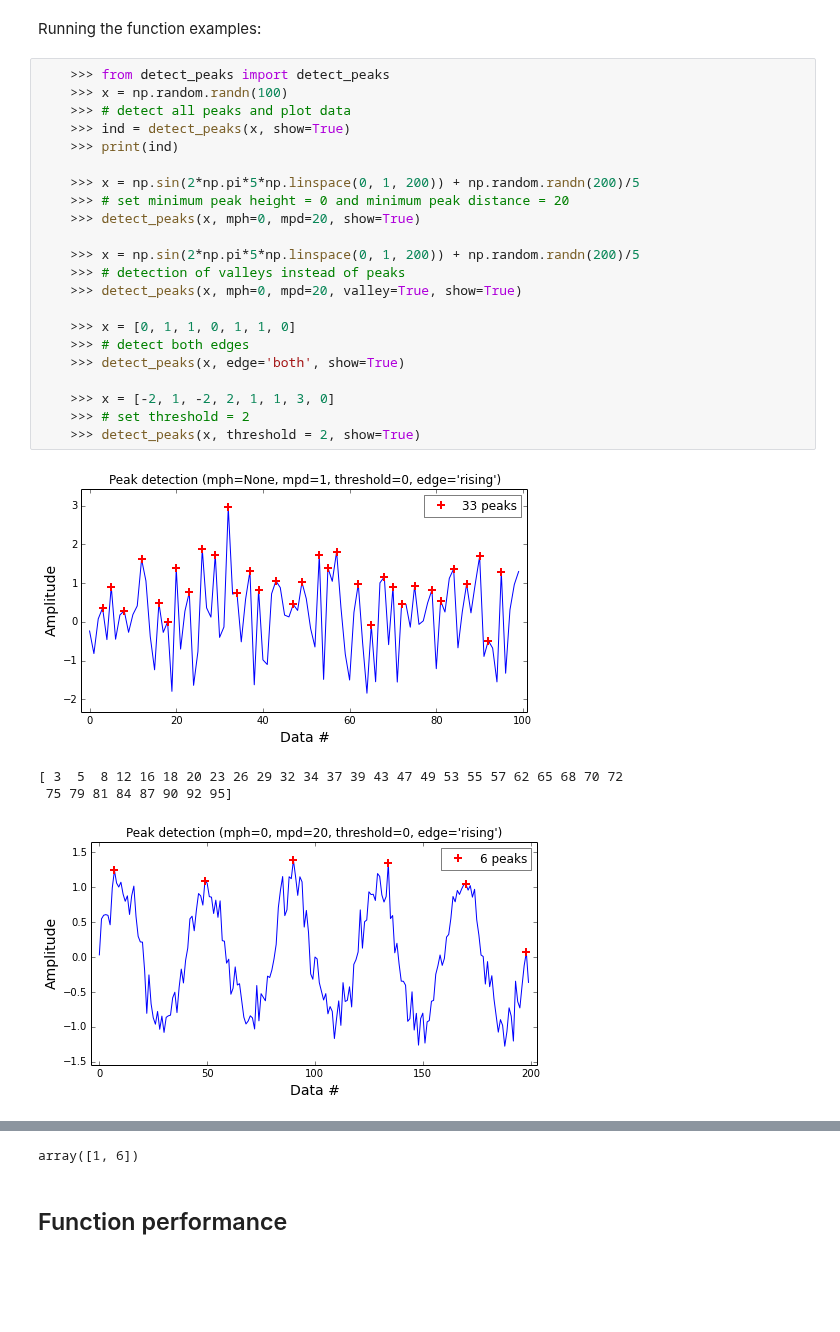
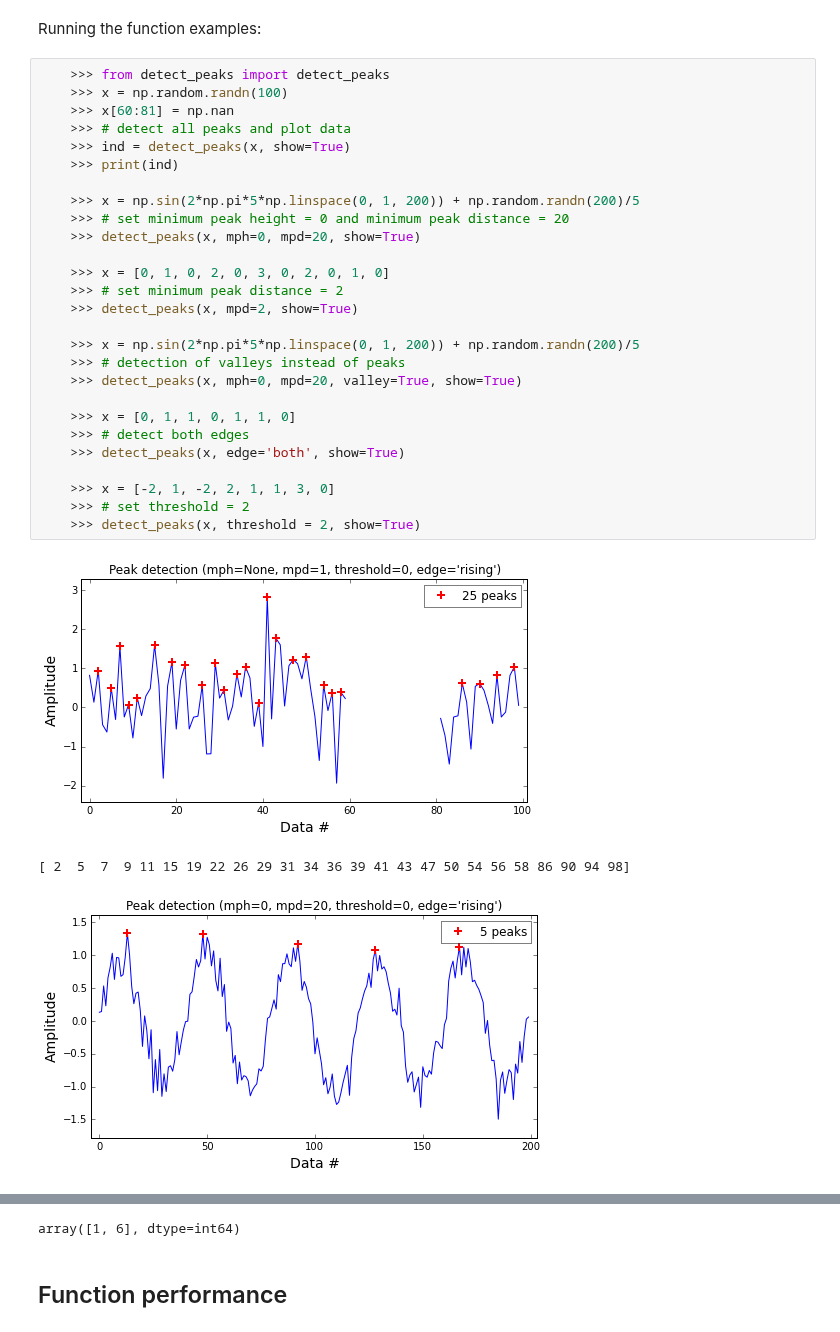
Before and after one commit to BMClab/BMC, a Jupyter notebook: notebooks/DetectPeaks.ipynb, the cells around one changed output, grey strips where cells are left out. Drawn from its saved outputs; the diff is of its cells as text; blank space fills up the shorter version.

```diff
--- a/notebooks/DetectPeaks.ipynb
+++ b/notebooks/DetectPeaks.ipynb
@@ -22,27 +22,31 @@ Running the function examples:
 # %%
     >>> from detect_peaks import detect_peaks
     >>> x = np.random.randn(100)
+    >>> x[60:81] = np.nan
     >>> # detect all peaks and plot data
     >>> ind = detect_peaks(x, show=True)
     >>> print(ind)
 
     >>> x = np.sin(2*np.pi*5*np.linspace(0, 1, 200)) + np.random.randn(200)/5
     >>> # set minimum peak height = 0 and minimum peak distance = 20
     >>> detect_peaks(x, mph=0, mpd=20, show=True)
+
+    >>> x = [0, 1, 0, 2, 0, 3, 0, 2, 0, 1, 0]
+    >>> # set minimum peak distance = 2
+    >>> detect_peaks(x, mpd=2, show=True)
 
     >>> x = np.sin(2*np.pi*5*np.linspace(0, 1, 200)) + np.random.randn(200)/5
     >>> # detection of valleys instead of peaks
     >>> detect_peaks(x, mph=0, mpd=20, valley=True, show=True)
 
     >>> x = [0, 1, 1, 0, 1, 1, 0]
     >>> # detect both edges
     >>> detect_peaks(x, edge='both', show=True)
 
     >>> x = [-2, 1, -2, 2, 1, 1, 3, 0]
     >>> # set threshold = 2
     >>> detect_peaks(x, threshold = 2, show=True)
 # %% [output]
-[figure, old version]
+[figure, new version]
-[ 3  5  8 12 16 18 20 23 26 29 32 34 37 39 43 47 49 53 55 57 62 65 68 70 72
- 75 79 81 84 87 90 92 95]
+[ 2  5  7  9 11 15 19 22 26 29 31 34 36 39 41 43 47 50 54 56 58 86 90 94 98]
-[figure, old version]
+[figure, new version]
@@ -52,4 +57,4 @@ Running the function examples:
-array([1, 6])
+array([1, 6], dtype=int64)
 # %% [markdown]
 ## Function performance
 # %% [markdown]
```
Also changed, not shown: parts of 4 cells of this notebook, 1 other file.
